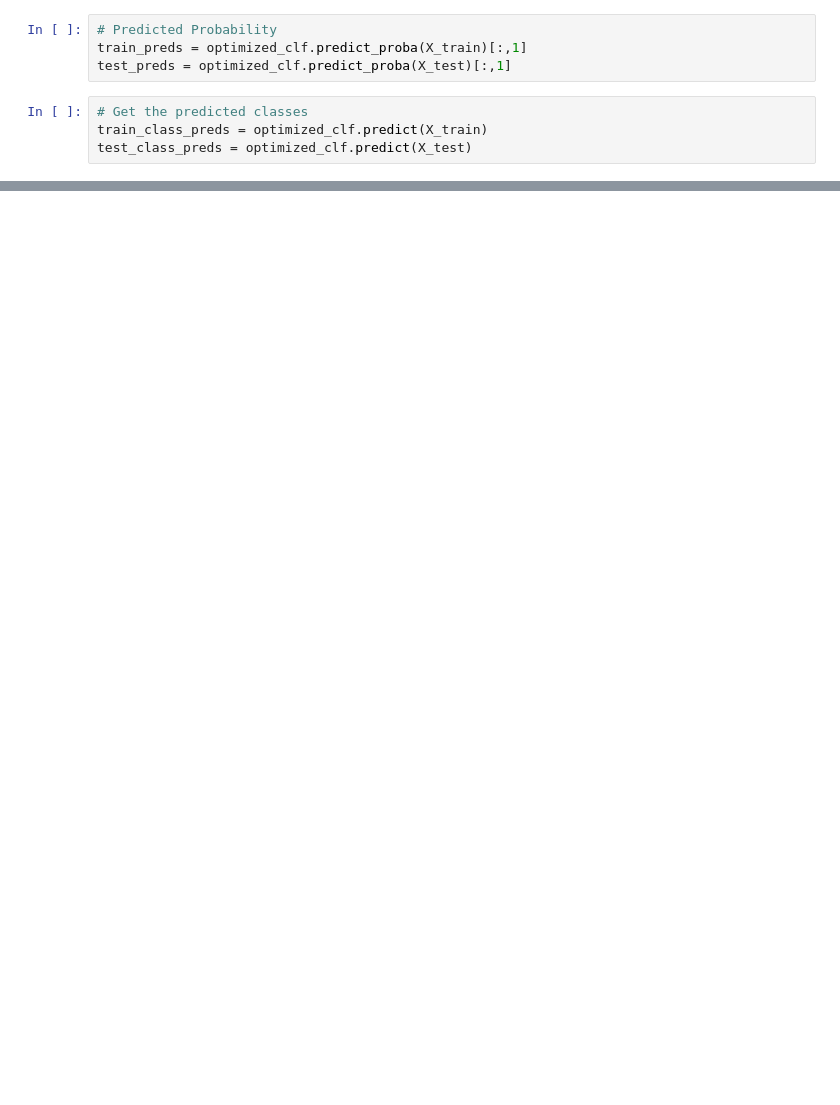
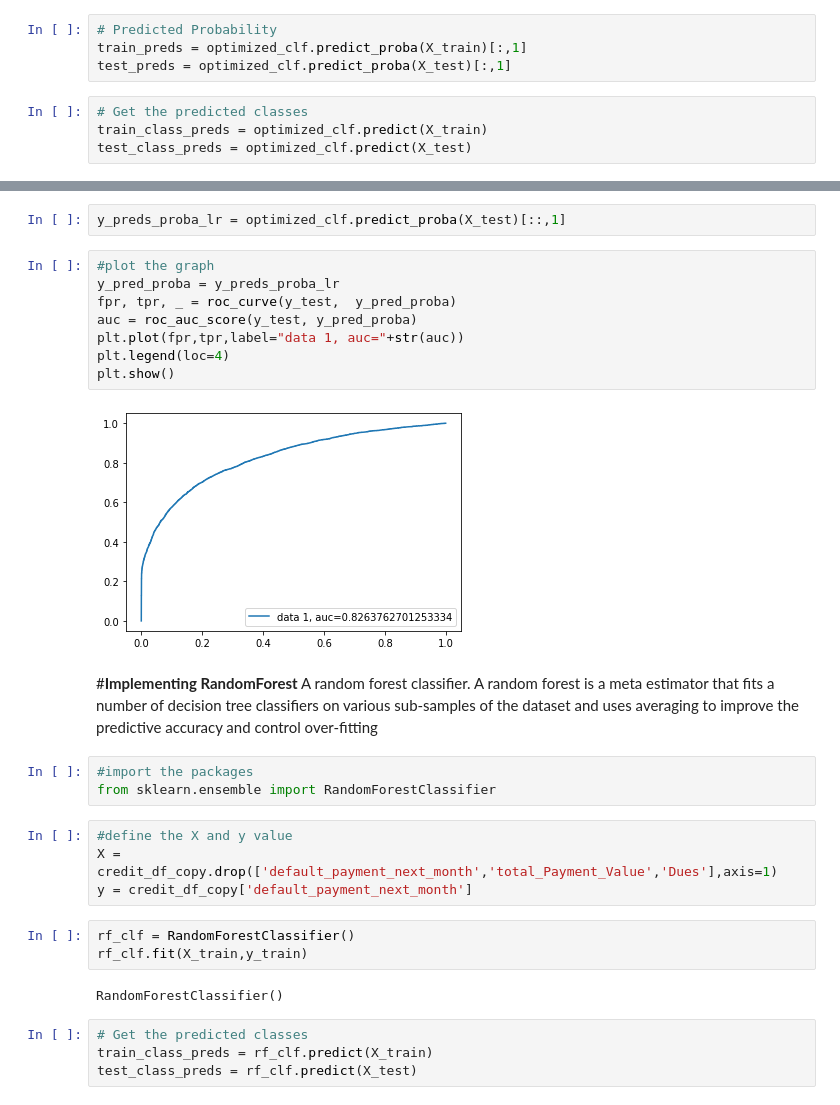
Before and after one commit to deepika1905/Credit-Card-Default-Prediction, a Jupyter notebook: Deepika_Yadav_Credit_Card_Default_Prediction_Capstone_Project.ipynb, the cells around one changed output, grey strips where cells are left out. Drawn from its saved outputs; the diff is of its cells as text; blank space fills up the shorter version.

```diff
--- a/Deepika_Yadav_Credit_Card_Default_Prediction_Capstone_Project.ipynb
+++ b/Deepika_Yadav_Credit_Card_Default_Prediction_Capstone_Project.ipynb
@@ -1064,0 +1162,31 @@ test_class_preds = optimized_clf.predict(X_test)
+# %%
+y_preds_proba_lr = optimized_clf.predict_proba(X_test)[::,1]
+# %%
+#plot the graph
+y_pred_proba = y_preds_proba_lr
+fpr, tpr, _ = roc_curve(y_test,  y_pred_proba)
+auc = roc_auc_score(y_test, y_pred_proba)
+plt.plot(fpr,tpr,label="data 1, auc="+str(auc))
+plt.legend(loc=4)
+plt.show()
+# %% [output]
+[figure, added]
+# %% [markdown]
+#**Implementing RandomForest**
+A random forest classifier. A random forest is a meta estimator that fits a number of decision tree classifiers on various sub-samples of the dataset and uses averaging to improve the predictive accuracy and control over-fitting
+# %%
+#import the packages
+from sklearn.ensemble import RandomForestClassifier
+# %%
+#define the X and y value
+X = credit_df_copy.drop(['default_payment_next_month','total_Payment_Value','Dues'],axis=1)
+y = credit_df_copy['default_payment_next_month']
+# %%
+rf_clf = RandomForestClassifier()
+rf_clf.fit(X_train,y_train)
+# %% [output]
+RandomForestClassifier()
+# %%
+# Get the predicted classes
+train_class_preds = rf_clf.predict(X_train)
+test_class_preds = rf_clf.predict(X_test)
```
Also changed, not shown: parts of 126 cells of this notebook.
